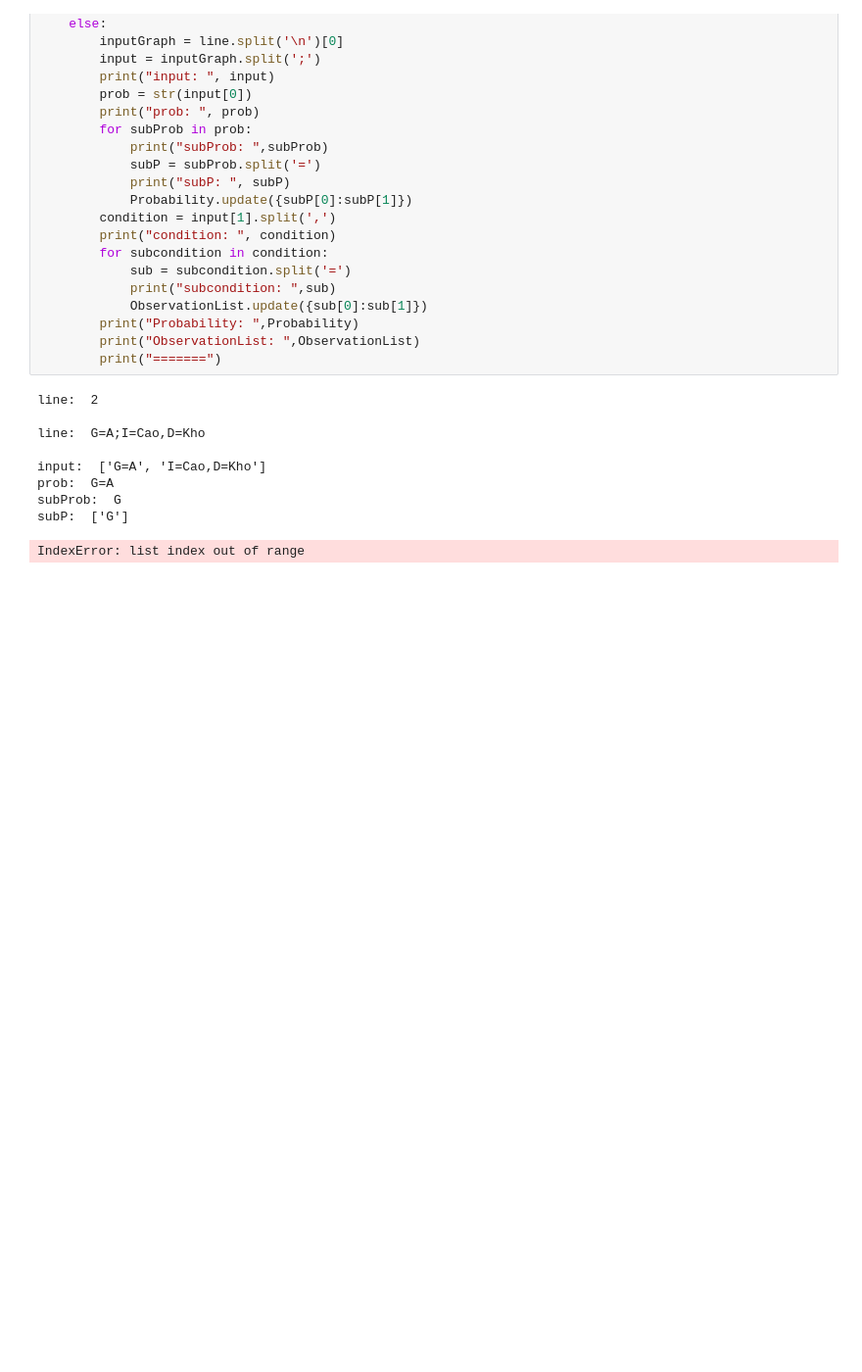
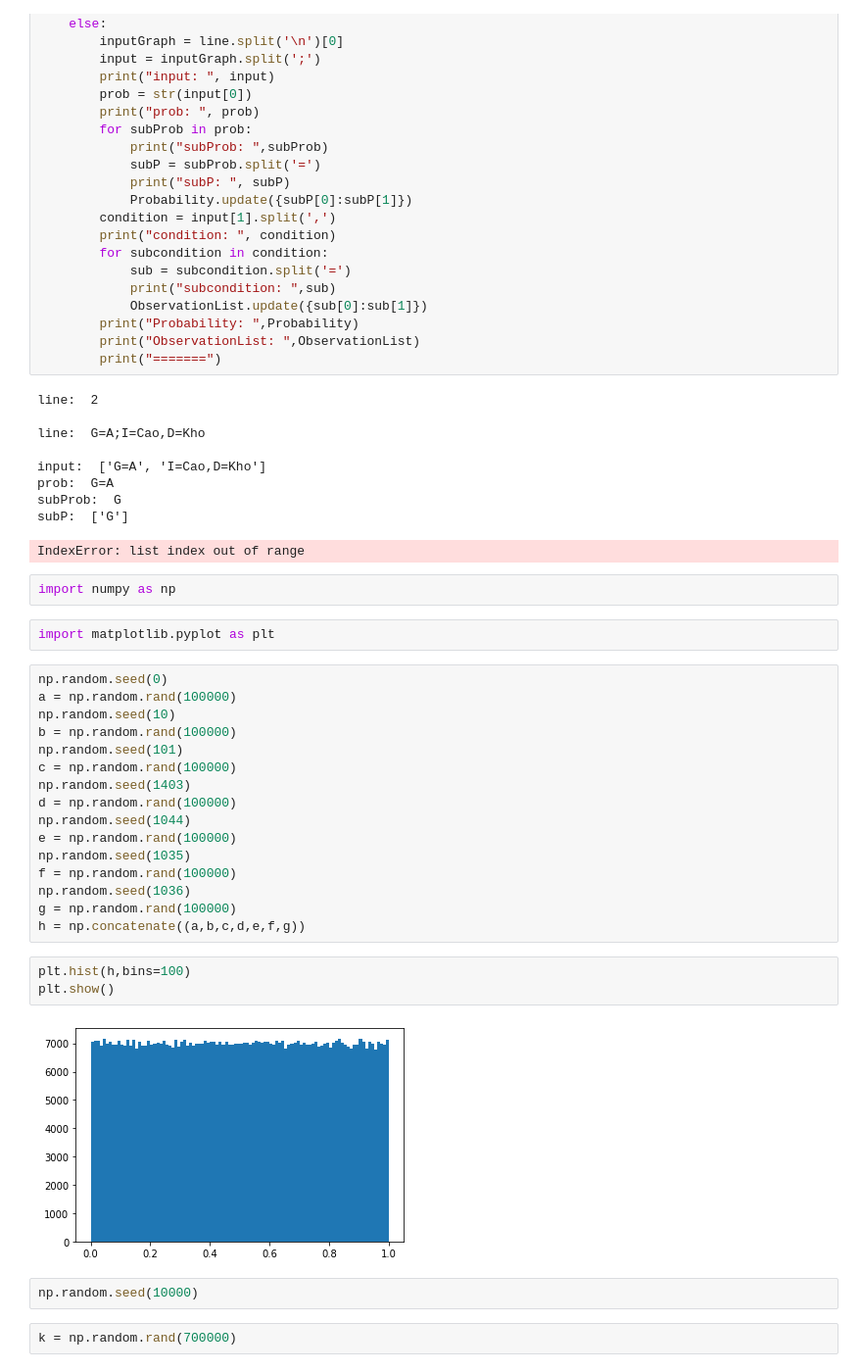
Before and after one commit to HoaiTran93/Programming-Foundation-for-Data-Analytics-and-Visualization, a Jupyter notebook: BayesNet/GraphDemo.ipynb, the cells around one changed output. Shown at 98% size. Cells and saved outputs as stored; diff of their text form; blank space fills up the shorter version.

```diff
--- a/BayesNet/GraphDemo.ipynb
+++ b/BayesNet/GraphDemo.ipynb
@@ -473,3 +565,32 @@ prob:  G=A
 subProb:  G
 subP:  ['G']
 IndexError: list index out of range
+# %%
+import numpy as np
+# %%
+import matplotlib.pyplot as plt
+# %%
+np.random.seed(0)
+a = np.random.rand(100000)
+np.random.seed(10)
+b = np.random.rand(100000)
+np.random.seed(101)
+c = np.random.rand(100000)
+np.random.seed(1403)
+d = np.random.rand(100000)
+np.random.seed(1044)
+e = np.random.rand(100000)
+np.random.seed(1035)
+f = np.random.rand(100000)
+np.random.seed(1036)
+g = np.random.rand(100000)
+h = np.concatenate((a,b,c,d,e,f,g))
+# %%
+plt.hist(h,bins=100)
+plt.show()
+# %% [output]
+[figure, added]
+# %%
+np.random.seed(10000)
+# %%
+k = np.random.rand(700000)
```
Also changed, not shown: parts of 23 cells of this notebook, 3 other files.
